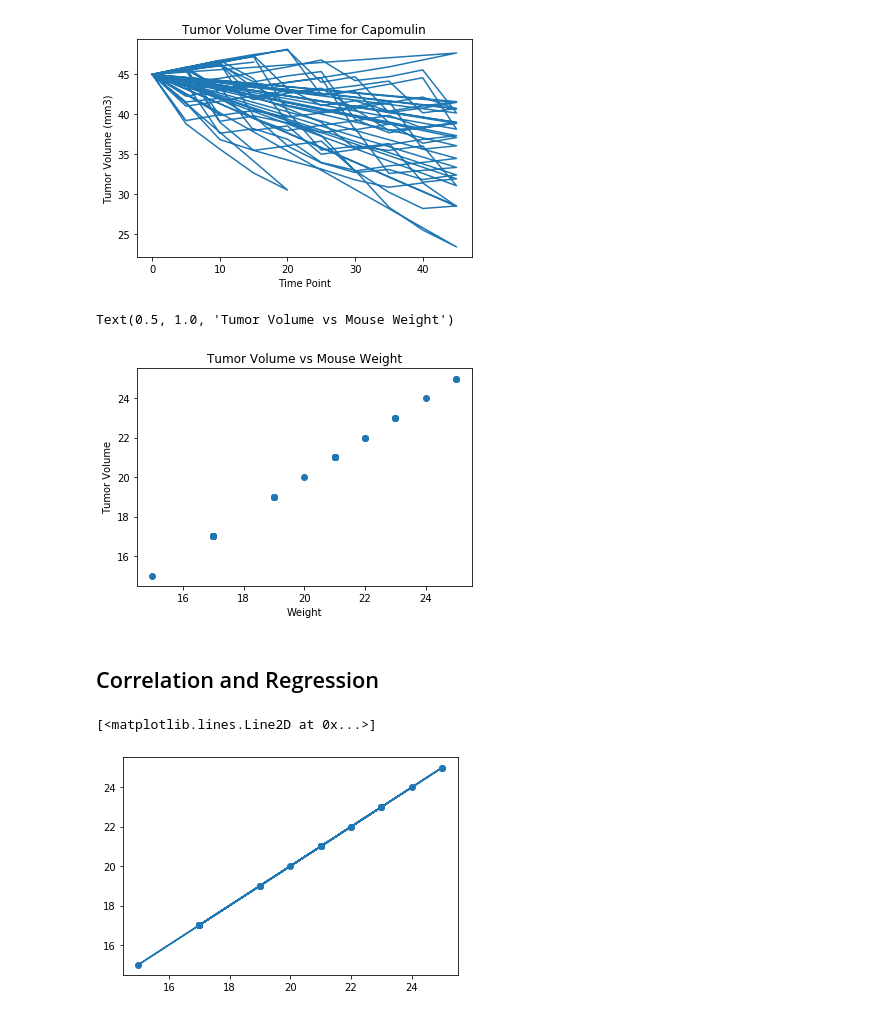
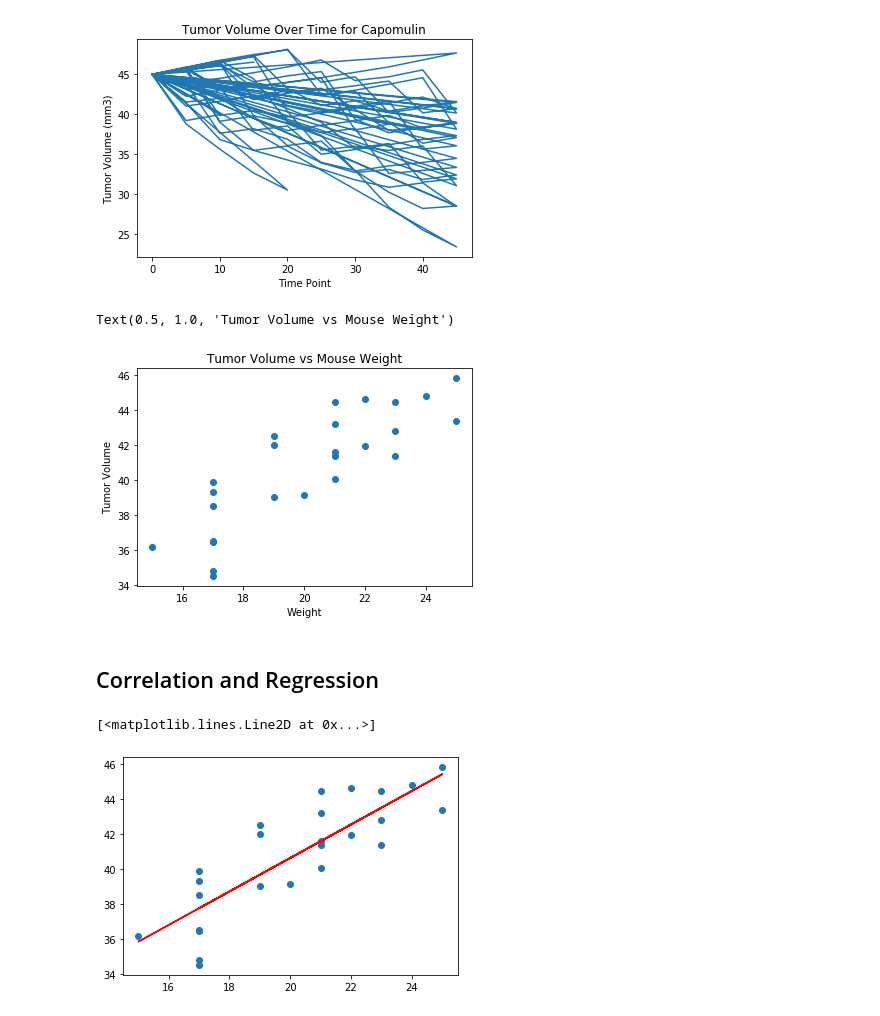
Before and after one commit to BTroolin/matplotlib-challenge, a Jupyter notebook: pymaceuticals.ipynb, the cells around one changed output. Cells and saved outputs as stored; diff of their text form; code cells hidden in the pictures.

Commit message:
updated scatter plots

```diff
--- a/pymaceuticals.ipynb
+++ b/pymaceuticals.ipynb
@@ -248,17 +248,17 @@ Text(0.5, 1.0, 'Tumor Volume Over Time for Capomulin')
 # %%
 # Generate a scatter plot of average tumor volume vs. mouse weight for the Capomulin regimen
 
 # Get x and y values
 weight = capomulin.groupby(capomulin["Mouse ID"])["Weight (g)"].mean()
-tumor_volume = capomulin.groupby(capomulin["Mouse ID"])["Weight (g)"].mean()
+tumor_volume = capomulin.groupby(capomulin["Mouse ID"])["Tumor Volume (mm3)"].mean()
 
 plt.scatter(weight, tumor_volume)
 plt.xlabel("Weight")
 plt.ylabel("Tumor Volume")
 plt.title("Tumor Volume vs Mouse Weight")
 # %% [output]
 Text(0.5, 1.0, 'Tumor Volume vs Mouse Weight')
-[figure, old version]
+[figure, new version]
 # %% [markdown]
 ## Correlation and Regression
 # %%
@@ -272,4 +272,4 @@ plt.scatter(weight, tumor_volume)
 plt.plot(weight, regress_values, "r-")
 # %% [output]
 [<matplotlib.lines.Line2D at 0x...>]
-[figure, old version]
+[figure, new version]
```
